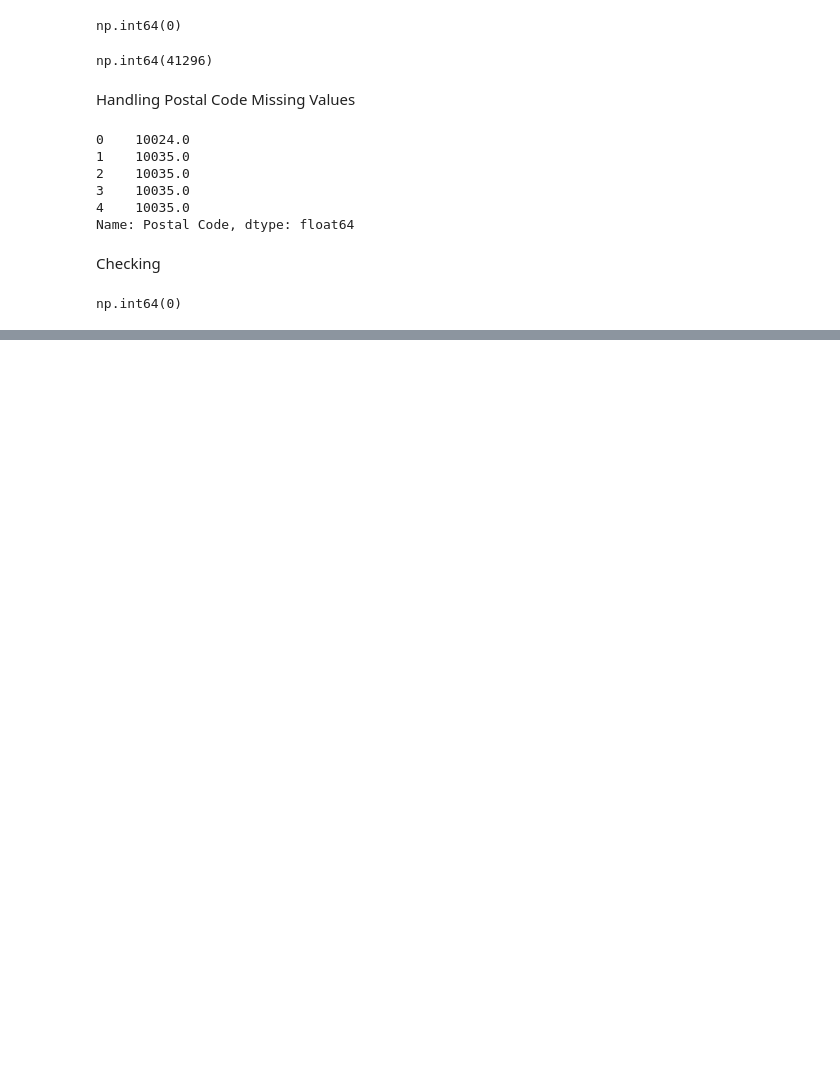
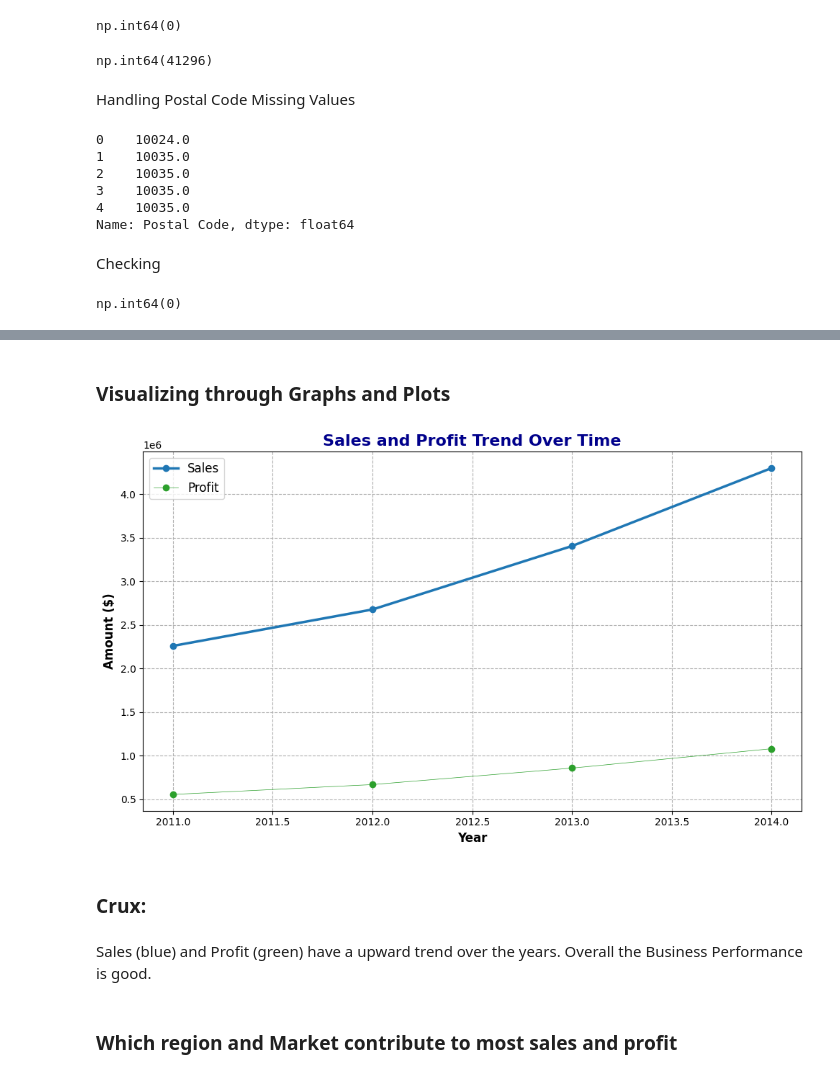
Before and after one commit to bhavbooks/Sales-and-Profit-Analysis-using-Python, a Jupyter notebook: notebooks/EDA.ipynb, the cells around one changed output, grey strips where cells are left out. Drawn from its saved outputs; the diff is of its cells as text; code cells hidden in the pictures; blank space fills up the shorter version.

```diff
--- a/notebooks/EDA.ipynb
+++ b/notebooks/EDA.ipynb
@@ -251,0 +277,3 @@ np.int64(0)
+# %%
+mean_profit = df[df['Profit'] >= 0]["Profit"].mean()
+mean_profit = mean_profit.round(2)
@@ -251,0 +287,4 @@ np.int64(0)
+# %%
+df['Profit'] = df['Profit'].apply(lambda x: mean_profit if x < 0 else x)
+print("Negative Profits (Loss) replaced with the mean of Positive Profits")
+print(df["Profit"].head())
@@ -251,0 +301,3 @@ np.int64(0)
+# %%
+segment_data = df[['Customer ID', "Customer Name", 'Category', "Product Name", 'Sub-Category','Sales',"Profit",'Quantity', 'Discount',"Order Date",'City',"State","Region","Market","Order Priority"]]
+segment_data.head()
@@ -251,0 +318,5 @@ np.int64(0)
+# %%
+segment_data.loc[:, "Order Date"] = pd.to_datetime(segment_data['Order Date'])
+segment_data.loc[:, "Year"] = segment_data['Order Date'].dt.year
+sales_profit_trend = segment_data.groupby("Year")[['Sales', "Profit"]].sum()
+sales_profit_trend
@@ -251,0 +330,21 @@ np.int64(0)
+# %% [markdown]
+### Visualizing through Graphs and Plots
+# %%
+plt.figure(figsize=(10,6))
+plt.plot(sales_profit_trend['Sales'], label='Sales',color= '#1f77b4',linewidth=2.5,marker='o')
+plt.plot(sales_profit_trend['Profit'], label = "Profit",color= '#2ca02c',linewidth= .5,marker='o')
+plt.title("Sales and Profit Trend Over Time", fontsize=16, fontweight='bold', color='darkblue')
+plt.xlabel("Year", fontsize=12, fontweight='bold')
+plt.ylabel("Amount ($)", fontsize=12,fontweight='bold')
+plt.grid(True, linestyle='--')
+plt.legend(loc='upper left',fontsize=12)
+plt.tight_layout()
+plt.show()
+# %% [output]
+[figure, added]
+# %% [markdown]
+### Crux:
+# %% [markdown]
+Sales (blue) and Profit (green) have a upward trend over the years. Overall the Business Performance is good.
+# %% [markdown]
+### Which region and Market contribute to most sales and profit
```
Also changed, not shown: parts of 31 cells of this notebook, 1 other file.
